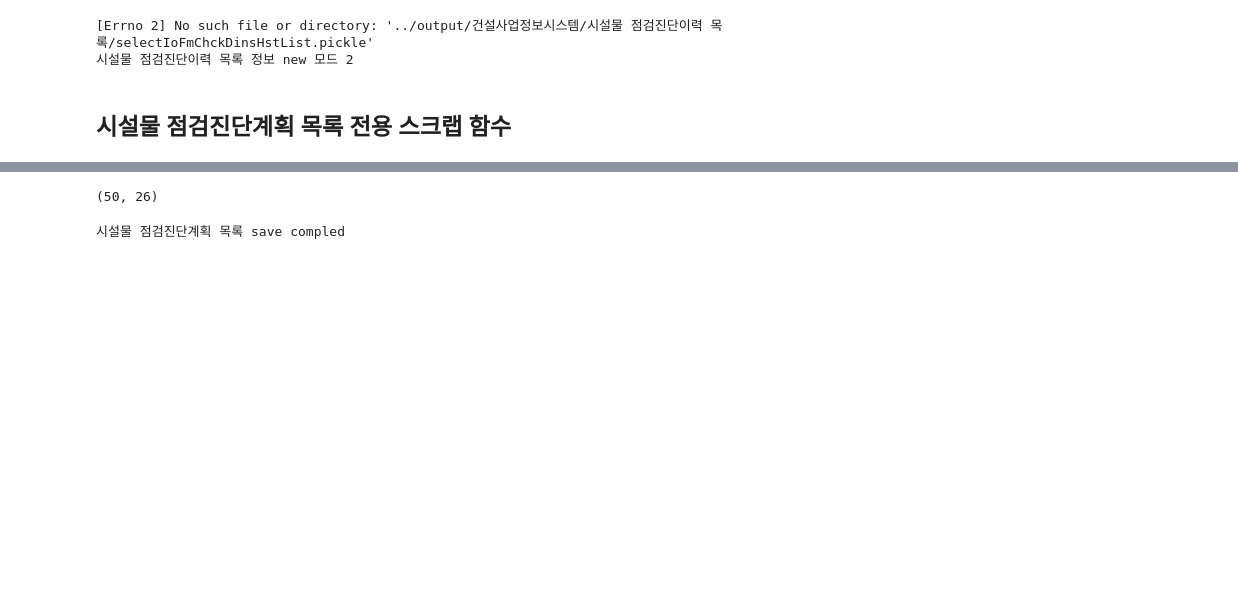
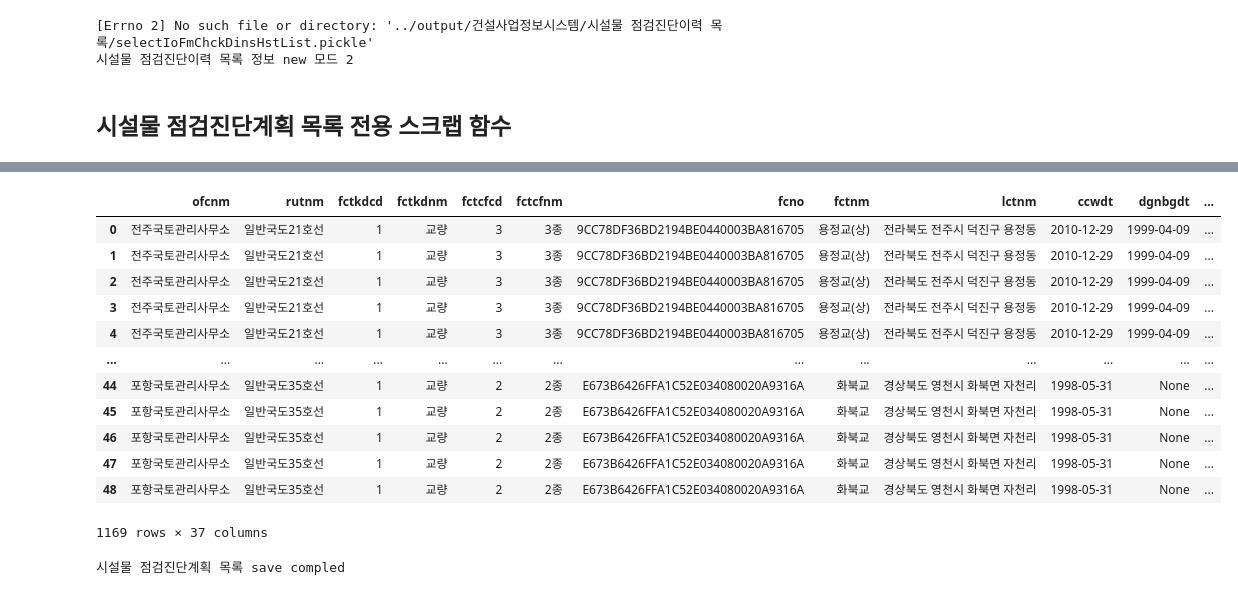
Before and after one commit to hyokwan/python_automation, a Jupyter notebook: apiScrapy/codeset/22.selectIoFmChckDinsHstList.ipynb, the cells around one changed output, grey strips where cells are left out. Cells and saved outputs as stored; diff of their text form; code cells hidden in the pictures; blank space fills up the shorter version.

```diff
--- a/apiScrapy/codeset/22.selectIoFmChckDinsHstList.ipynb
+++ b/apiScrapy/codeset/22.selectIoFmChckDinsHstList.ipynb
@@ -229,7 +230,19 @@ i= 17  fcnoValue=  47D85E84E12F65EAE054B099289CEB28
 # %%
-resultDfMerged.shape
+resultDfMerged
 # %% [output]
+|  | ofcnm | rutnm | fctkdcd | fctkdnm | fctcfcd | fctcfnm | fcno | fctnm | lctnm | ccwdt | dgnbgdt | ... |
+| 0 | 전주국토관리사무소 | 일반국도21호선 | 1 | 교량 | 3 | 3종 | 9CC78DF36BD2194BE0440003BA816705 | 용정교(상) | 전라북도 전주시 덕진구 용정동 | 2010-12-29 | 1999-04-09 | ... |
+| 1 | 전주국토관리사무소 | 일반국도21호선 | 1 | 교량 | 3 | 3종 | 9CC78DF36BD2194BE0440003BA816705 | 용정교(상) | 전라북도 전주시 덕진구 용정동 | 2010-12-29 | 1999-04-09 | ... |
+| 2 | 전주국토관리사무소 | 일반국도21호선 | 1 | 교량 | 3 | 3종 | 9CC78DF36BD2194BE0440003BA816705 | 용정교(상) | 전라북도 전주시 덕진구 용정동 | 2010-12-29 | 1999-04-09 | ... |
+| 3 | 전주국토관리사무소 | 일반국도21호선 | 1 | 교량 | 3 | 3종 | 9CC78DF36BD2194BE0440003BA816705 | 용정교(상) | 전라북도 전주시 덕진구 용정동 | 2010-12-29 | 1999-04-09 | ... |
+| 4 | 전주국토관리사무소 | 일반국도21호선 | 1 | 교량 | 3 | 3종 | 9CC78DF36BD2194BE0440003BA816705 | 용정교(상) | 전라북도 전주시 덕진구 용정동 | 2010-12-29 | 1999-04-09 | ... |
+| ... | ... | ... | ... | ... | ... | ... | ... | ... | ... | ... | ... | ... |
+| 44 | 포항국토관리사무소 | 일반국도35호선 | 1 | 교량 | 2 | 2종 | E673B6426FFA1C52E034080020A9316A | 화북교 | 경상북도 영천시 화북면 자천리 | 1998-05-31 | None | ... |
+| 45 | 포항국토관리사무소 | 일반국도35호선 | 1 | 교량 | 2 | 2종 | E673B6426FFA1C52E034080020A9316A | 화북교 | 경상북도 영천시 화북면 자천리 | 1998-05-31 | None | ... |
+| 46 | 포항국토관리사무소 | 일반국도35호선 | 1 | 교량 | 2 | 2종 | E673B6426FFA1C52E034080020A9316A | 화북교 | 경상북도 영천시 화북면 자천리 | 1998-05-31 | None | ... |
+| 47 | 포항국토관리사무소 | 일반국도35호선 | 1 | 교량 | 2 | 2종 | E673B6426FFA1C52E034080020A9316A | 화북교 | 경상북도 영천시 화북면 자천리 | 1998-05-31 | None | ... |
+| 48 | 포항국토관리사무소 | 일반국도35호선 | 1 | 교량 | 2 | 2종 | E673B6426FFA1C52E034080020A9316A | 화북교 | 경상북도 영천시 화북면 자천리 | 1998-05-31 | None | ... |
-(50, 26)
+1169 rows × 37 columns
 # %%
 cf.savedata(resultDfMerged, SITENAME,DATANAME,SERVICENAME,mode)
 # %% [output]
```
Also changed, not shown: parts of 2 cells of this notebook, 3 other files.
